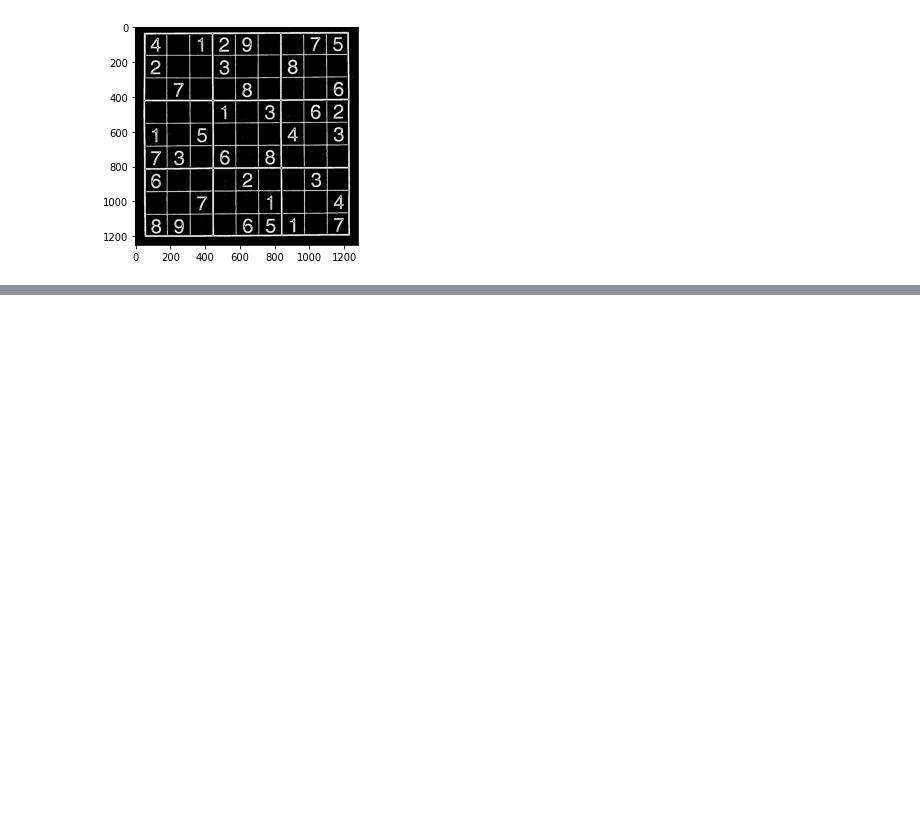
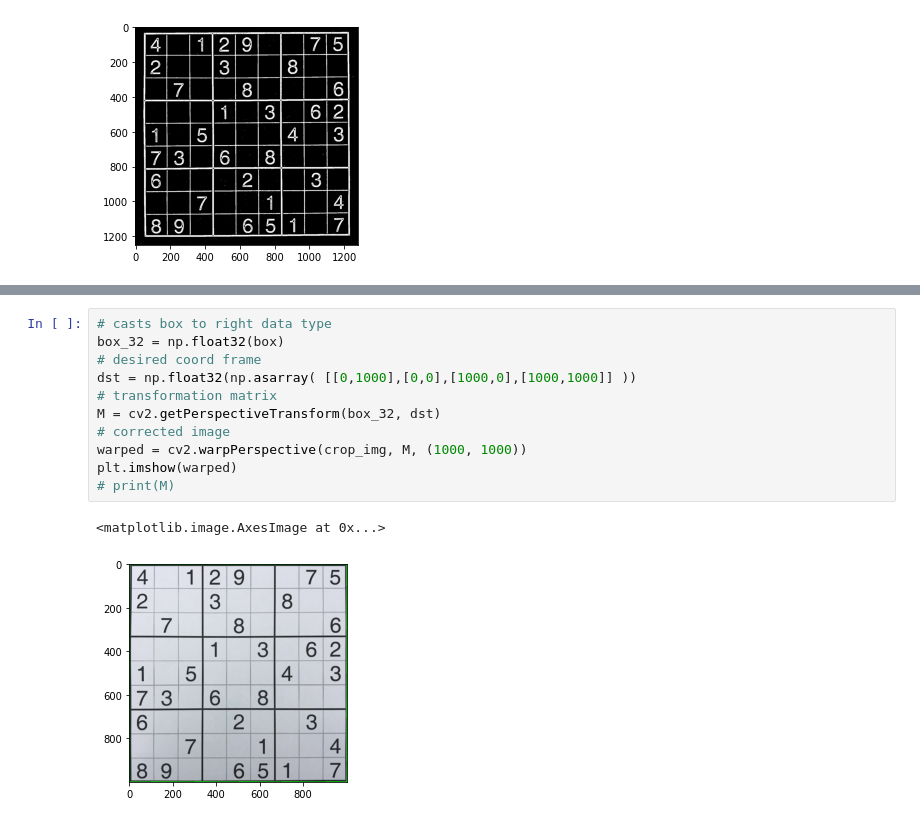
Before and after one commit to Gomer1800/Computer-Vision-Final-Project, a Jupyter notebook: sampleprocess.ipynb, the cells around one changed output, grey strips where cells are left out. Saved outputs shown, nothing was run; the diff lists cells and outputs as text; blank space fills up the shorter version.

```diff
--- a/sampleprocess.ipynb
+++ b/sampleprocess.ipynb
@@ -107,0 +118,14 @@ plt.imshow(crop_img)
+# %%
+# casts box to right data type
+box_32 = np.float32(box)
+# desired coord frame
+dst = np.float32(np.asarray( [[0,1000],[0,0],[1000,0],[1000,1000]] ))
+# transformation matrix
+M = cv2.getPerspectiveTransform(box_32, dst)
+# corrected image
+warped = cv2.warpPerspective(crop_img, M, (1000, 1000))
+plt.imshow(warped)
+# print(M)
+# %% [output]
+<matplotlib.image.AxesImage at 0x...>
+[figure, added]
```
Also changed, not shown: parts of 5 cells of this notebook.
